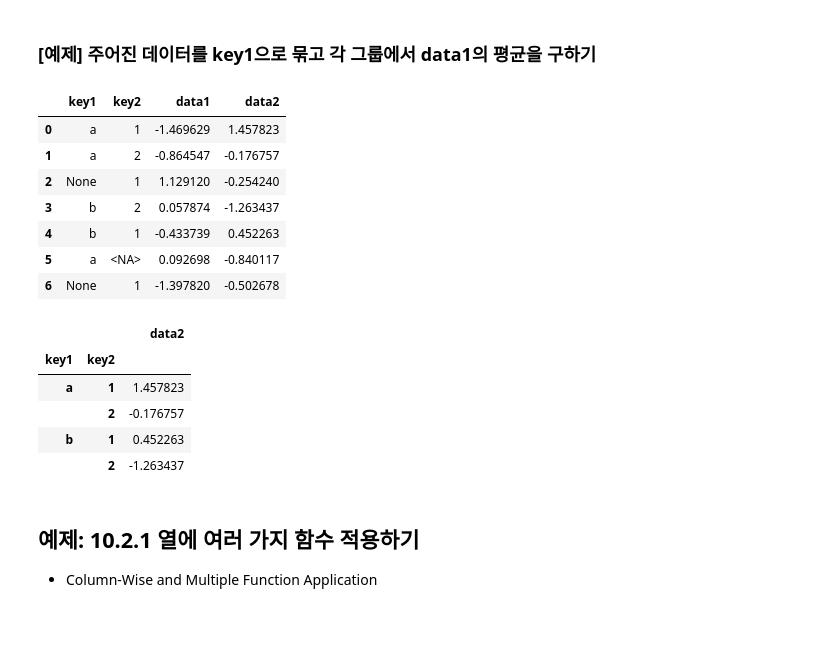
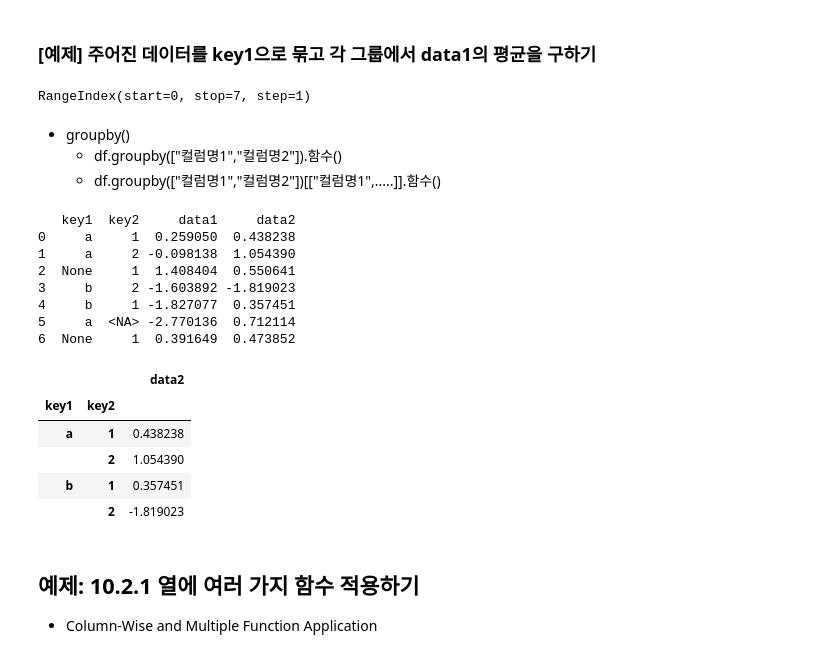
Before and after one commit to novoodi/python_basic_2, a Jupyter notebook: data_analysis_05_01_class.ipynb, the cells around one changed output. Saved outputs shown, nothing was run; the diff lists cells and outputs as text; code cells hidden in the pictures; blank space fills up the shorter version.

Commit message:
UpDATA

```diff
--- a/data_analysis_05_01_class.ipynb
+++ b/data_analysis_05_01_class.ipynb
@@ -2,15 +2,9 @@
 import numpy as np
 import pandas as pd
 import matplotlib.pyplot as plt
-import seaborn as sns
-PREVIOUS_MAX_ROWS = pd.options.display.max_rows
-pd.options.display.max_columns = 20
-pd.options.display.max_rows = 20
-pd.options.display.max_colwidth = 80
-np.random.seed(12345)
+import seaborn as sn
+plt.rcParams["font.family"] = 'Malgun Gothic'
 plt.rc("figure", figsize=(10, 6))
-np.set_printoptions(precision=4, suppress=True)
-plt.rcParams["font.family"] = 'Malgun Gothic'
 # %% [markdown]
 # 빅데이터 분석에 필요한 pandas의 데이터프레임의 반드시 알아야하는 핵심 기능(7)(8)(9)(10)
     * 데이터프레임 생성: pd.DataFrame(데이터 셋) 함수를 사용하여 데이터프레임을 생성할 수 있다.
@@ -509,34 +547,44 @@ dataset = {"key1" : ["a", "a", None, "b", "b", "a", None],
                    "data2" : np.random.standard_normal(7)}
 df = pd.DataFrame(dataset)
 df
+df.index #RangeIndex
 # %% [output]
-|  | key1 | key2 | data1 | data2 |
-| 0 | a | 1 | -1.469629 | 1.457823 |
-| 1 | a | 2 | -0.864547 | -0.176757 |
-| 2 | None | 1 | 1.129120 | -0.254240 |
-| 3 | b | 2 | 0.057874 | -1.263437 |
-| 4 | b | 1 | -0.433739 | 0.452263 |
-| 5 | a | <NA> | 0.092698 | -0.840117 |
-| 6 | None | 1 | -1.397820 | -0.502678 |
+RangeIndex(start=0, stop=7, step=1)
+# %% [markdown]
+* groupby()
+  * df.groupby(["컬럼명1","컬럼명2"]).함수()
+  * df.groupby(["컬럼명1","컬럼명2"])[["컬럼명1",.....]].함수()
 # %%
 # mean() - 주어진 데이터을 컬럼을 사용하여 각 그룹으로 묶어 평균 집계
 ## 그룹 색인에서 누락된 값은 기본적으로 결과에서 제외됨
+print(df)
+print()
+# df.groupby(["key1"]).mean() # 생성 되어지는 데이터 프레임의 섹인이 된다. 누락된 데아터의 값은 제거하고 평균 값을 낸다.
+df.groupby(["key1"]).size() ## 생성되는 데이터 값의 수 해당 색인에서 곂치는 값을 수라고 생각 하면 된다.
+df.groupby(["key1"]).count() ## 총 컬럼별 각 그룹에 속하는 데이터의 개수
+result = df.groupby(["key1"]).sum()
 
-df.groupby("key1").mean()
+df.groupby("key2").mean(numeric_only=True) # key1열이 결과에서 빠짐: df['key1']은 숫자 데이터가 아님 범주형 데이터의 값이 빠빔
 
-df.groupby("key2").mean(numeric_only=True) # key1열이 결과에서 빠짐: df['key1']은 숫자 데이터가 아님
-
-df.groupby(["key1", "key2"]).mean()
-
+result1 = df.groupby(["key2","key1"]).count() # 다중 색인 데이터프레임 (multiindex(key1, key2)
+result1.index
 # 특히 대용량 데이터셋을 다룰 때 소수의 열(data2)만 집계(평균)하기
-df.groupby(["key1", "key2"])[["data2"]].mean()
+df.groupby(["key1", "key2"])[["data2"]].sum()
 # %% [output]
+   key1  key2     data1     data2
+0     a     1  0.259050  0.438238
+1     a     2 -0.098138  1.054390
+2  None     1  1.408404  0.550641
+3     b     2 -1.603892 -1.819023
+4     b     1 -1.827077  0.357451
+5     a  <NA> -2.770136  0.712114
+6  None     1  0.391649  0.473852
 |  |  | data2 |
 | key1 | key2 |  |
-| a | 1 | 1.457823 |
-|  | 2 | -0.176757 |
-| b | 1 | 0.452263 |
-|  | 2 | -1.263437 |
+| a | 1 | 0.438238 |
+|  | 2 | 1.054390 |
+| b | 1 | 0.357451 |
+|  | 2 | -1.819023 |
 # %% [markdown]
 ## 예제: 10.2.1 열에 여러 가지 함수 적용하기
 * Column-Wise and Multiple Function Application
```
Also changed, not shown: parts of 25 cells of this notebook.
